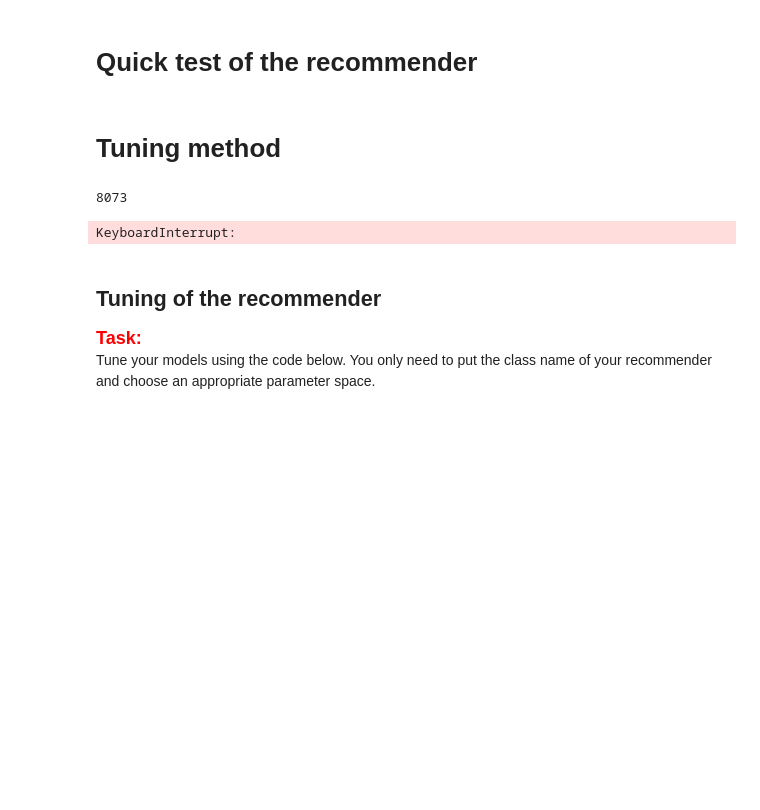
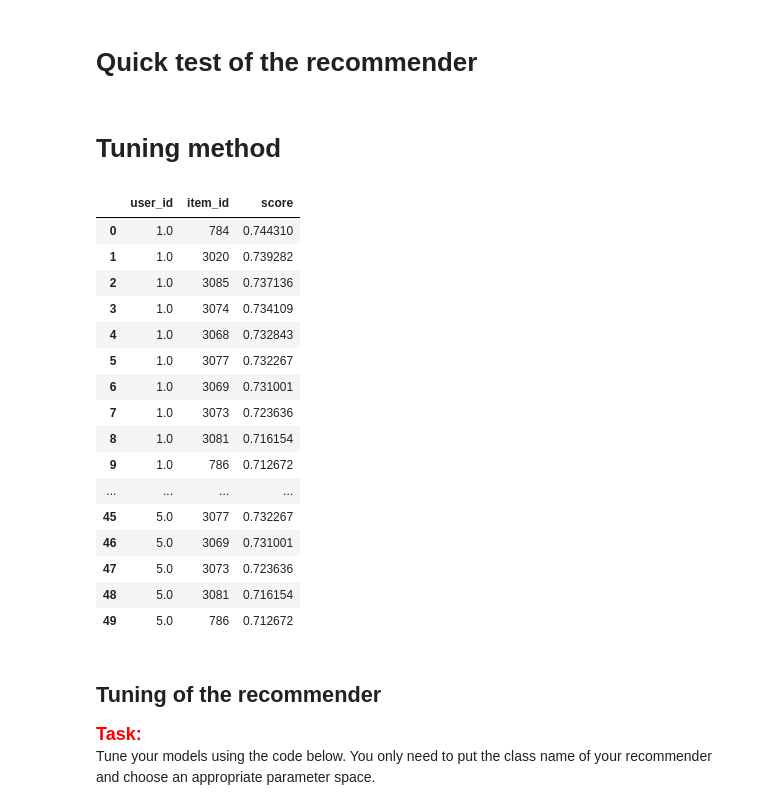
Before and after one commit to awrb/rek-projekt1, a Jupyter notebook: project_1_recommender_and_evaluation.ipynb, the cells around one changed output. Saved outputs shown, nothing was run; the diff lists cells and outputs as text; code cells hidden in the pictures; blank space fills up the shorter version.

```diff
--- a/project_1_recommender_and_evaluation.ipynb
+++ b/project_1_recommender_and_evaluation.ipynb
@@ -273,7 +262,7 @@ class ContentBasedUserItemRecommender(Recommender):
         # (self.n_neg_per_pos per one positive).
         # Make sure the code is efficient and runs fast, otherwise you will not be able to properly tune your model.
 
-        negative_interactions = [self.generate_negative_interaction() for i in range(1)
+        negative_interactions = [self.generate_negative_interaction()
                                 for i in range(int(self.n_neg_per_pos * len(interactions_df)))]
 
         interactions_df = pd.concat(
@@ -310,9 +299,7 @@ class ContentBasedUserItemRecommender(Recommender):
         # For users_df you just need to merge user features from self.users_df to users_df
         # (the users for which you generate recommendations)
         # For items you have to apply the prepare_items_df method to items_df.
-#         users_df = pd.merge(self.users_df, users_df, on='user_id')
-        users_df = pd.concat([self.users_df, users_df], sort=False)
-
+        users_df = pd.merge(self.users_df, users_df, on='user_id')
         items_df, item_features = prepare_items_df(items_df)
         # Score the items
 
@@ -320,18 +307,13 @@ class ContentBasedUserItemRecommender(Recommender):
         for ix, user in users_df.iterrows():
             # Write your code here
             # Create a Carthesian product of users from users_df and items from items_df
-
-            cross_df = (
-                users_df.assign(key=1)
-                .merge(items_df.assign(key=1), on="key")
-                .drop("key", axis=1)
-            )
+            cross_df = users_df.merge(items_df, how='cross')
+            #cross_df.fillna(value=0, inplace=True)
 
             # Write your code here
             # Use self.model.predict method to calculate scores for all records in the just created DataFrame
             # of users and items
             scores = self.model.predict(cross_df)
-            #scores = scores.fillna(lambda x: x.median())
 
             # Write your code here
             # Obtain item ids with the highest score and save those ids under the chosen_ids variable
@@ -465,18 +447,31 @@ items_df = interactions_df.loc[:, ['item_id'] + base_item_features].drop_duplica
 # %%
 # Fit method
 cb_user_item_recommender = RandomForestCBUIRecommender()
-print(len(interactions_df))
-cb_user_item_recommender.fit(interactions_df.head(n=1000), None, None)
+cb_user_item_recommender.fit(interactions_df.head(n=5000), None, None)
-# %% [output]
-8073
 # %%
 # Recommender method
 recommendations = cb_user_item_recommender.recommend(pd.DataFrame([[1], [2], [3], [4], [5]], columns=['user_id']), interactions_df, 10)
 
 recommendations = pd.merge(recommendations, items_df, on='item_id', how='left')
-display(HTML(recommendations.to_html()))
+display(HTML(recommendations[['user_id', 'item_id', 'score']].to_html()))
 # %% [output]
-KeyboardInterrupt:
+|  | user_id | item_id | score |
+| 0 | 1.0 | 784 | 0.744310 |
+| 1 | 1.0 | 3020 | 0.739282 |
+| 2 | 1.0 | 3085 | 0.737136 |
+| 3 | 1.0 | 3074 | 0.734109 |
+| 4 | 1.0 | 3068 | 0.732843 |
+| 5 | 1.0 | 3077 | 0.732267 |
+| 6 | 1.0 | 3069 | 0.731001 |
+| 7 | 1.0 | 3073 | 0.723636 |
+| 8 | 1.0 | 3081 | 0.716154 |
+| 9 | 1.0 | 786 | 0.712672 |
+| ... | ... | ... | ... |
+| 45 | 5.0 | 3077 | 0.732267 |
+| 46 | 5.0 | 3069 | 0.731001 |
+| 47 | 5.0 | 3073 | 0.723636 |
+| 48 | 5.0 | 3081 | 0.716154 |
+| 49 | 5.0 | 786 | 0.712672 |
 # %%
 from evaluation_and_testing.testing import evaluate_train_test_split_implicit
 
```
Also changed, not shown: parts of 11 cells of this notebook, 1 other file.
